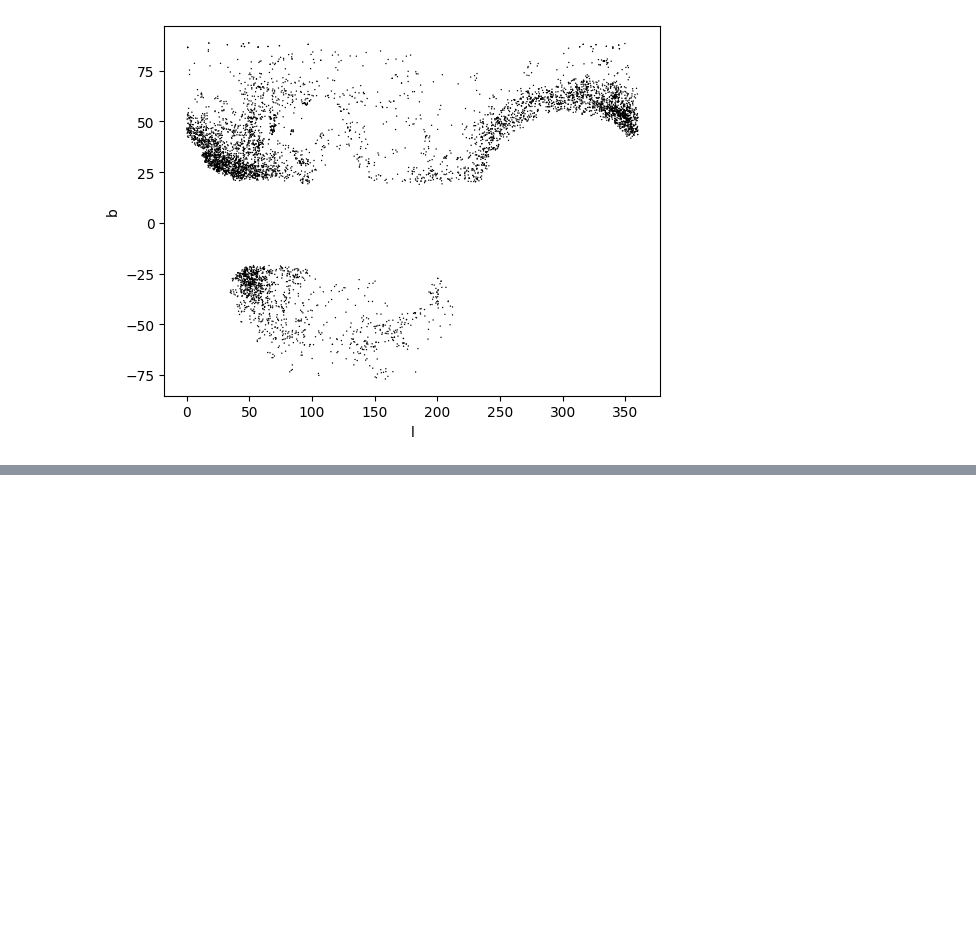
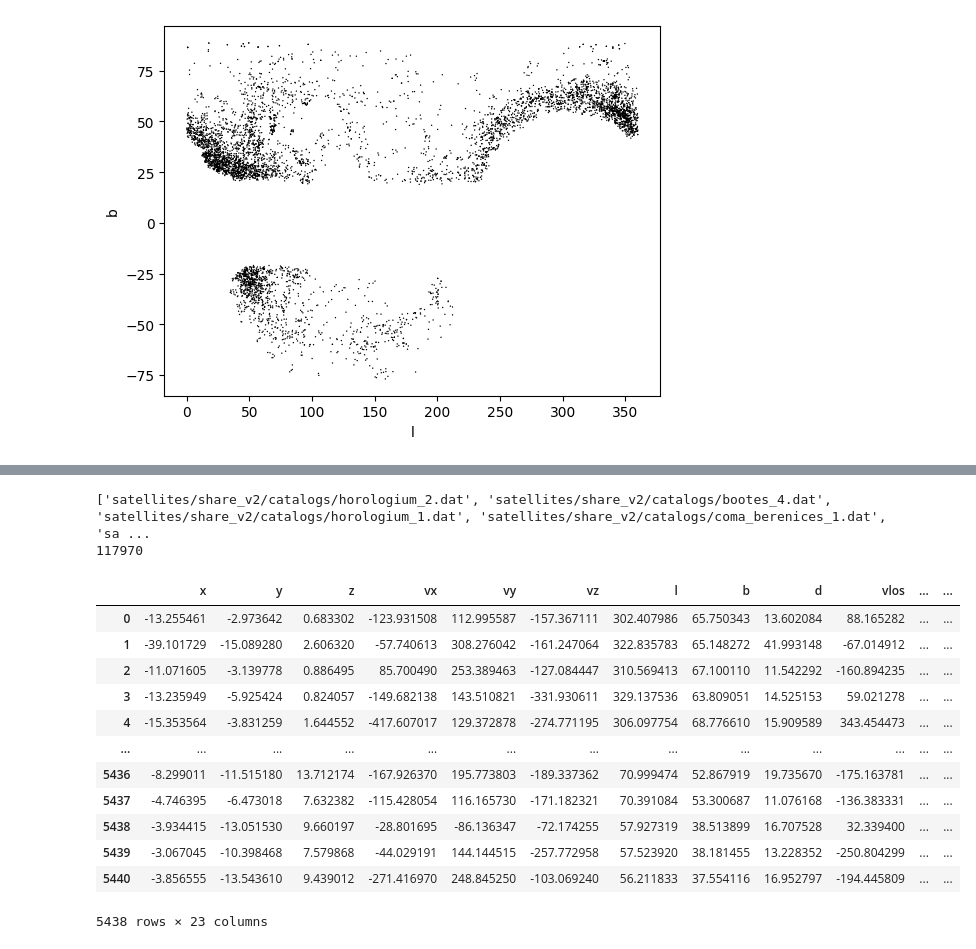
Before and after one commit to michael-petersen/ReflexMotion, a Jupyter notebook: analysis/DESI_DR1.ipynb, the cells around one changed output, grey strips where cells are left out. Cells and saved outputs as stored; diff of their text form; code cells hidden in the pictures; blank space fills up the shorter version.

```diff
--- a/analysis/DESI_DR1.ipynb
+++ b/analysis/DESI_DR1.ipynb
@@ -47,0 +50,2 @@ ColDefs(
+# %%
+main_sel = (np.array(hdul[2].data['DIST'])>50) & np.array(hdul[1].data['PRIMARY']) #& (np.array(hdul[1].data['RVS_WARN']) == 0) & (np.array(hdul[1].data['RR_SPECTYPE'])== 'STAR')
@@ -142,0 +184,48 @@ DF.to_csv('Bystrom_2025_BHB.csv')
+# %%
+import glob
+import csv
+sats = glob.glob('satellites/share_v2/catalogs/*.dat')
+print(sats)
+
+# Define the header for the satellite files
+header = [
+    "source_id", "ra", "dec", "phot_g_mean_mag", "phot_rp_mean_mag", "phot_bp_mean_mag", "ebv",
+    "pmra", "pmra_error", "pmdec", "pmdec_error", "pmra_pmdec_corr", "mem_fixed", "mem_fixed_em",
+    "mem_fixed_ep", "mem_gauss", "mem_gauss_em", "mem_gauss_ep"
+]
+
+
+# Pass the header to read_csv
+allsources = []
+for satfile in sats:
+    with open(satfile, 'r') as f:
+        lines = f.readlines()
+    source_ids = [int(line.split(' ')[0]) for line in lines if not line.startswith('#') and line.strip()]
+    #sat['source_id'] = source_ids
+    #print(sat['source_id'].values)
+    allsources.extend(source_ids)
+
+allsources = np.array(allsources)
+print(allsources.size)
+# %% [output]
+['satellites/share_v2/catalogs/horologium_2.dat', 'satellites/share_v2/catalogs/bootes_4.dat', 'satellites/share_v2/catalogs/horologium_1.dat', 'satellites/share_v2/catalogs/coma_berenices_1.dat', 'sa ...
+117970
+# %%
+DF = DF[~DF['ID'].isin(allsources)]
+DF.to_csv('Bystrom_2025_BHB.csv')
+# %%
+DF
+# %% [output]
+|  | x | y | z | vx | vy | vz | l | b | d | vlos | ... | ... |
+| 0 | -13.255461 | -2.973642 | 0.683302 | -123.931508 | 112.995587 | -157.367111 | 302.407986 | 65.750343 | 13.602084 | 88.165282 | ... | ... |
+| 1 | -39.101729 | -15.089280 | 2.606320 | -57.740613 | 308.276042 | -161.247064 | 322.835783 | 65.148272 | 41.993148 | -67.014912 | ... | ... |
+| 2 | -11.071605 | -3.139778 | 0.886495 | 85.700490 | 253.389463 | -127.084447 | 310.569413 | 67.100110 | 11.542292 | -160.894235 | ... | ... |
+| 3 | -13.235949 | -5.925424 | 0.824057 | -149.682138 | 143.510821 | -331.930611 | 329.137536 | 63.809051 | 14.525153 | 59.021278 | ... | ... |
+| 4 | -15.353564 | -3.831259 | 1.644552 | -417.607017 | 129.372878 | -274.771195 | 306.097754 | 68.776610 | 15.909589 | 343.454473 | ... | ... |
+| ... | ... | ... | ... | ... | ... | ... | ... | ... | ... | ... | ... | ... |
+| 5436 | -8.299011 | -11.515180 | 13.712174 | -167.926370 | 195.773803 | -189.337362 | 70.999474 | 52.867919 | 19.735670 | -175.163781 | ... | ... |
+| 5437 | -4.746395 | -6.473018 | 7.632382 | -115.428054 | 116.165730 | -171.182321 | 70.391084 | 53.300687 | 11.076168 | -136.383331 | ... | ... |
+| 5438 | -3.934415 | -13.051530 | 9.660197 | -28.801695 | -86.136347 | -72.174255 | 57.927319 | 38.513899 | 16.707528 | 32.339400 | ... | ... |
+| 5439 | -3.067045 | -10.398468 | 7.579868 | -44.029191 | 144.144515 | -257.772958 | 57.523920 | 38.181455 | 13.228352 | -250.804299 | ... | ... |
+| 5440 | -3.856555 | -13.543610 | 9.439012 | -271.416970 | 248.845250 | -103.069240 | 56.211833 | 37.554116 | 16.952797 | -194.445809 | ... | ... |
+5438 rows × 23 columns
```
Also changed, not shown: parts of 8 cells of this notebook, 1 other file.
